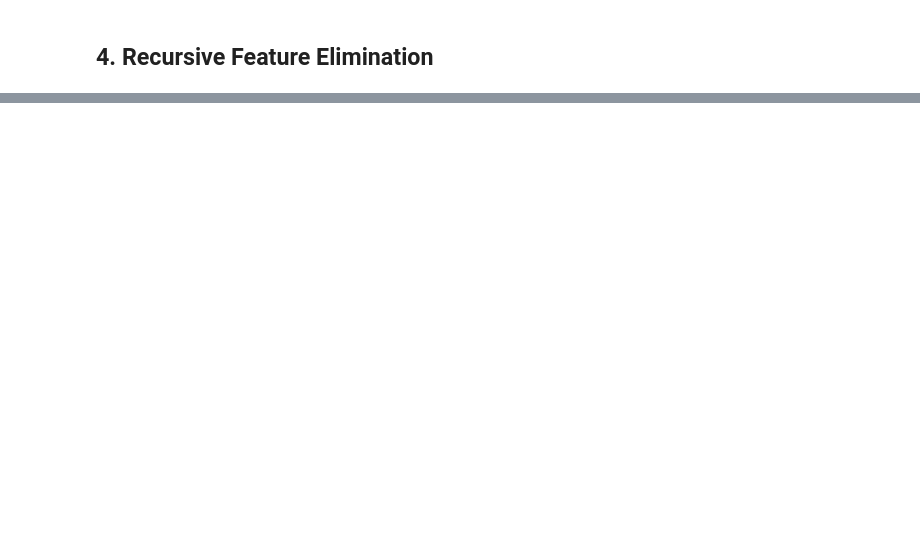
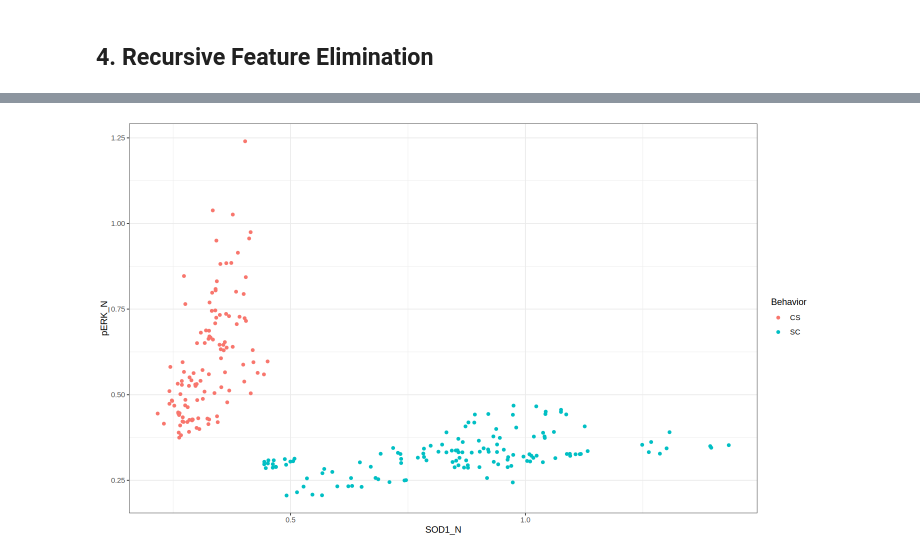
Before and after one commit to smzlogoj/ejemplos, a Jupyter notebook: featured_selection.ipynb, the cells around one changed output, grey strips where cells are left out. Drawn from its saved outputs; the diff is of its cells as text; code cells hidden in the pictures; blank space fills up the shorter version.

```diff
--- a/featured_selection.ipynb
+++ b/featured_selection.ipynb
@@ -141 +165,7 @@ rfe_control <- rfeControl(functions=rfFuncs, method="cv", number=10)
+# %%
+ggplot(df.c_s, aes(x = SOD1_N, y = pERK_N)) +
+    geom_point(aes(color = Behavior)) +
+    theme_bw()
+# %% [output]
+[figure, added]
 # %%
```
Also changed, not shown: parts of 10 cells of this notebook, 1 other file.
